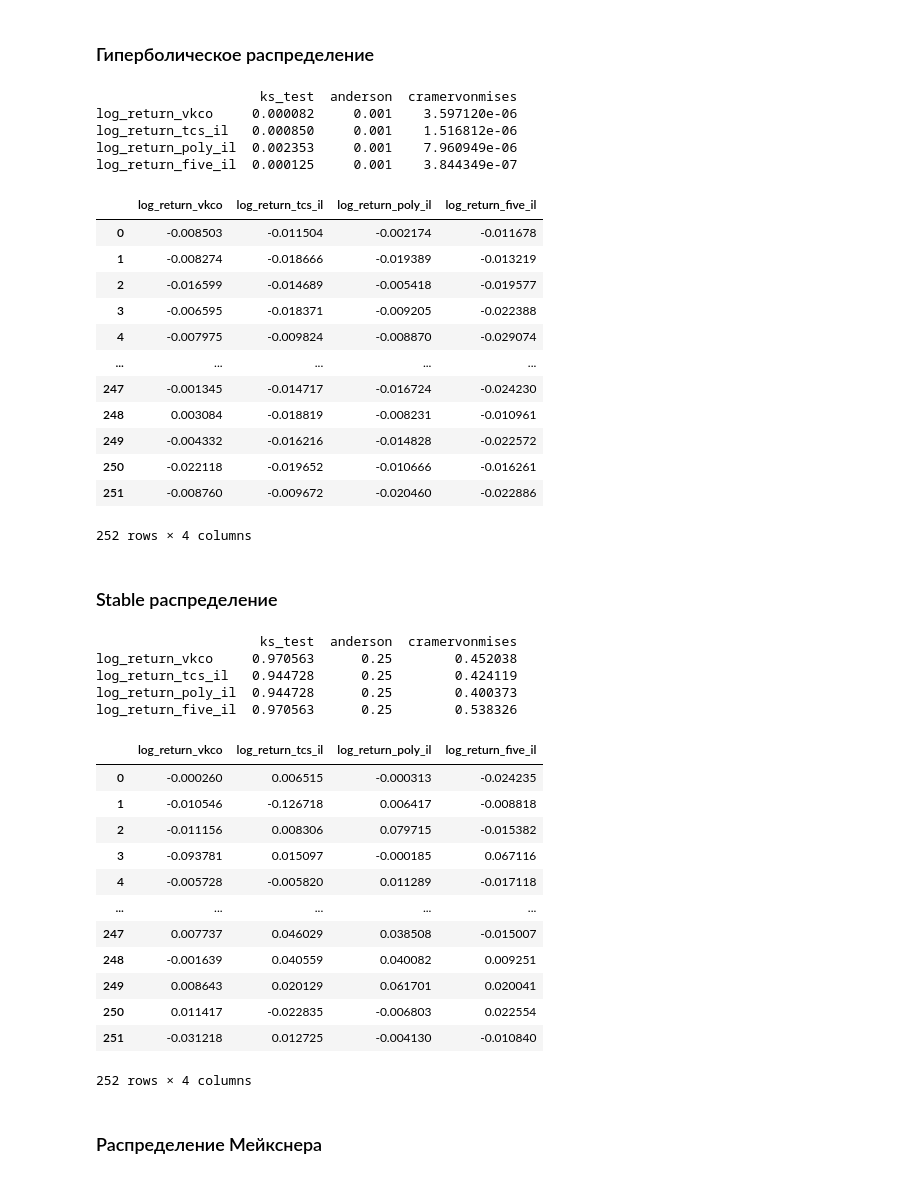
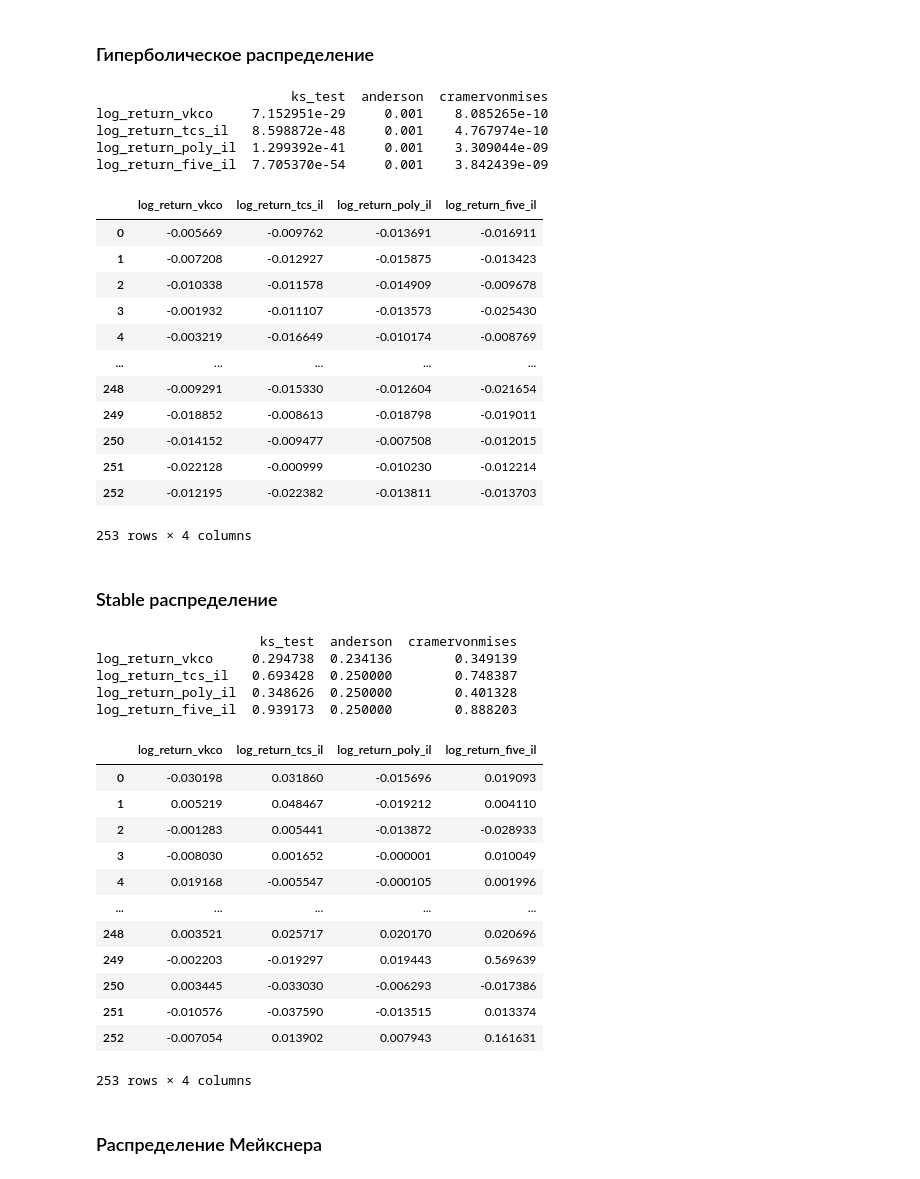
Before and after one commit to ChingisBadmaev/Copula-Models-Comparison-for-Portfolio-Risk-Assessment, a Jupyter notebook: src/approx4.ipynb, the cells around one changed output. Saved outputs shown, nothing was run; the diff lists cells and outputs as text; code cells hidden in the pictures.

Commit message:
show distribution functions

```diff
--- a/src/approx4.ipynb
+++ b/src/approx4.ipynb
@@ -127,7 +127,7 @@ def closer_finding_functions_hyperbolic(x_data, y_data, data, column):
     y_fit = genhyperbolic.pdf(x_fit, p, a, b, mu, delta)
 
     #Считаем pvalue - Гиперболическое распределение
-    r = genhyperbolic.rvs(p, a, b, mu, delta, size=252, random_state=None)
+    r = genhyperbolic.rvs(p, a, b, mu, delta, size=253, random_state=None)
     #Выполняем нормировку набора случайных величин
     norm_rvs_data = get_rvs_intervals(r, bins, x_data)
     norm_rvs_data1 = [x/sum(norm_rvs_data) for x in norm_rvs_data]
@@ -186,47 +171,47 @@ def closer_finding_functions_meixner(x_data, data, columns):
 # %%
 p_value_hyperbolic_kstest = []
 p_value_hyperbolic_cramervonmises = []
 p_value_hyperbolic_anderson = []
 df_hyperbolic_distribution = pd.DataFrame()
 
 for column in dataset.columns:
     emp_data, y_data1, x_fit, x_data, y_data = get_emp_data(dataset, column, 15)
     params_hyperbolic, hyperbolic_distribution, y_fit_hyperbolic, norm_rvs_hyperbolic = closer_finding_functions_hyperbolic(x_data, y_data, dataset, column)
     p, a, b, mu, delta = params_hyperbolic[0], params_hyperbolic[1], params_hyperbolic[2], params_hyperbolic[3], params_hyperbolic[4]
-    p_value_hyperbolic_kstest.append(ks_2samp(norm_rvs_hyperbolic, y_data1, alternative='two-sided', method='auto')[1])
-    p_value_hyperbolic_cramervonmises.append(cramervonmises_2samp(norm_rvs_hyperbolic, y_data1, method='auto').pvalue)
-    p_value_hyperbolic_anderson.append(anderson_ksamp([norm_rvs_hyperbolic, y_data1]).significance_level)
+    p_value_hyperbolic_kstest.append(ks_2samp(dataset[column], hyperbolic_distribution, alternative='two-sided', method='auto')[1])
+    p_value_hyperbolic_cramervonmises.append(cramervonmises_2samp(dataset[column], hyperbolic_distribution, method='auto').pvalue)
+    p_value_hyperbolic_anderson.append(anderson_ksamp([dataset[column], hyperbolic_distribution]).significance_level)
 
     df_hyperbolic_distribution[column] = hyperbolic_distribution
 
 
 p_value_hyperbolic = pd.DataFrame(data={'ks_test': p_value_hyperbolic_kstest, 'anderson': p_value_hyperbolic_anderson, 'cramervonmises': p_value_hyperbolic_cramervonmises},
                     index=dataset.columns)
 
 
 
 p_value_hyperbolic.to_csv('../p_value/p_value_hyperbolic.csv', index=True)
 print(p_value_hyperbolic)
 df_hyperbolic_distribution
 # %% [output]
-                     ks_test  anderson  cramervonmises
-log_return_vkco     0.000082     0.001    3.597120e-06
-log_return_tcs_il   0.000850     0.001    1.516812e-06
-log_return_poly_il  0.002353     0.001    7.960949e-06
-log_return_five_il  0.000125     0.001    3.844349e-07
+                         ks_test  anderson  cramervonmises
+log_return_vkco     7.152951e-29     0.001    8.085265e-10
+log_return_tcs_il   8.598872e-48     0.001    4.767974e-10
+log_return_poly_il  1.299392e-41     0.001    3.309044e-09
+log_return_five_il  7.705370e-54     0.001    3.842439e-09
 |  | log_return_vkco | log_return_tcs_il | log_return_poly_il | log_return_five_il |
-| 0 | -0.008503 | -0.011504 | -0.002174 | -0.011678 |
-| 1 | -0.008274 | -0.018666 | -0.019389 | -0.013219 |
-| 2 | -0.016599 | -0.014689 | -0.005418 | -0.019577 |
-| 3 | -0.006595 | -0.018371 | -0.009205 | -0.022388 |
-| 4 | -0.007975 | -0.009824 | -0.008870 | -0.029074 |
+| 0 | -0.005669 | -0.009762 | -0.013691 | -0.016911 |
+| 1 | -0.007208 | -0.012927 | -0.015875 | -0.013423 |
+| 2 | -0.010338 | -0.011578 | -0.014909 | -0.009678 |
+| 3 | -0.001932 | -0.011107 | -0.013573 | -0.025430 |
+| 4 | -0.003219 | -0.016649 | -0.010174 | -0.008769 |
 | ... | ... | ... | ... | ... |
-| 247 | -0.001345 | -0.014717 | -0.016724 | -0.024230 |
-| 248 | 0.003084 | -0.018819 | -0.008231 | -0.010961 |
-| 249 | -0.004332 | -0.016216 | -0.014828 | -0.022572 |
-| 250 | -0.022118 | -0.019652 | -0.010666 | -0.016261 |
-| 251 | -0.008760 | -0.009672 | -0.020460 | -0.022886 |
+| 248 | -0.009291 | -0.015330 | -0.012604 | -0.021654 |
+| 249 | -0.018852 | -0.008613 | -0.018798 | -0.019011 |
+| 250 | -0.014152 | -0.009477 | -0.007508 | -0.012015 |
+| 251 | -0.022128 | -0.000999 | -0.010230 | -0.012214 |
+| 252 | -0.012195 | -0.022382 | -0.013811 | -0.013703 |
-252 rows × 4 columns
+253 rows × 4 columns
 # %% [markdown]
 ### Stable распределение
 # %%
@@ -238,9 +223,9 @@ df_stable_distribution = pd.DataFrame()
 for column in dataset.columns:
     params_stable, stable_distribution, y_fit_stable, norm_rvs_stable = closer_finding_functions_stable(x_data, dataset, column)
     alpha, beta, gamma, delta = params_stable[0], params_stable[1], params_stable[2], params_stable[3],
-    p_value_stable_kstest.append(ks_2samp(norm_rvs_stable, y_data1, alternative='two-sided', method='auto')[1])
-    p_value_stable_cramervonmises.append(cramervonmises_2samp(norm_rvs_stable, y_data1, method='auto').pvalue)
-    p_value_stable_anderson.append(anderson_ksamp([norm_rvs_stable, y_data1]).significance_level)
+    p_value_stable_kstest.append(ks_2samp(dataset[column], stable_distribution, alternative='two-sided', method='auto')[1])
+    p_value_stable_cramervonmises.append(cramervonmises_2samp(dataset[column], stable_distribution, method='auto').pvalue)
+    p_value_stable_anderson.append(anderson_ksamp([dataset[column], stable_distribution]).significance_level)
 
     df_stable_distribution[column] = stable_distribution
 
@@ -252,23 +237,23 @@ print(p_value_stable)
 df_stable_distribution
 # %% [output]
                      ks_test  anderson  cramervonmises
-log_return_vkco     0.970563      0.25        0.452038
-log_return_tcs_il   0.944728      0.25        0.424119
-log_return_poly_il  0.944728      0.25        0.400373
-log_return_five_il  0.970563      0.25        0.538326
+log_return_vkco     0.294738  0.234136        0.349139
+log_return_tcs_il   0.693428  0.250000        0.748387
+log_return_poly_il  0.348626  0.250000        0.401328
+log_return_five_il  0.939173  0.250000        0.888203
 |  | log_return_vkco | log_return_tcs_il | log_return_poly_il | log_return_five_il |
-| 0 | -0.000260 | 0.006515 | -0.000313 | -0.024235 |
-| 1 | -0.010546 | -0.126718 | 0.006417 | -0.008818 |
-| 2 | -0.011156 | 0.008306 | 0.079715 | -0.015382 |
-| 3 | -0.093781 | 0.015097 | -0.000185 | 0.067116 |
-| 4 | -0.005728 | -0.005820 | 0.011289 | -0.017118 |
+| 0 | -0.030198 | 0.031860 | -0.015696 | 0.019093 |
+| 1 | 0.005219 | 0.048467 | -0.019212 | 0.004110 |
+| 2 | -0.001283 | 0.005441 | -0.013872 | -0.028933 |
+| 3 | -0.008030 | 0.001652 | -0.000001 | 0.010049 |
+| 4 | 0.019168 | -0.005547 | -0.000105 | 0.001996 |
 | ... | ... | ... | ... | ... |
-| 247 | 0.007737 | 0.046029 | 0.038508 | -0.015007 |
-| 248 | -0.001639 | 0.040559 | 0.040082 | 0.009251 |
-| 249 | 0.008643 | 0.020129 | 0.061701 | 0.020041 |
-| 250 | 0.011417 | -0.022835 | -0.006803 | 0.022554 |
-| 251 | -0.031218 | 0.012725 | -0.004130 | -0.010840 |
+| 248 | 0.003521 | 0.025717 | 0.020170 | 0.020696 |
+| 249 | -0.002203 | -0.019297 | 0.019443 | 0.569639 |
+| 250 | 0.003445 | -0.033030 | -0.006293 | -0.017386 |
+| 251 | -0.010576 | -0.037590 | -0.013515 | 0.013374 |
+| 252 | -0.007054 | 0.013902 | 0.007943 | 0.161631 |
-252 rows × 4 columns
+253 rows × 4 columns
 # %% [markdown]
 ### Распределение Мейкснера
 # %%
```
Also changed, not shown: parts of 5 cells of this notebook.
